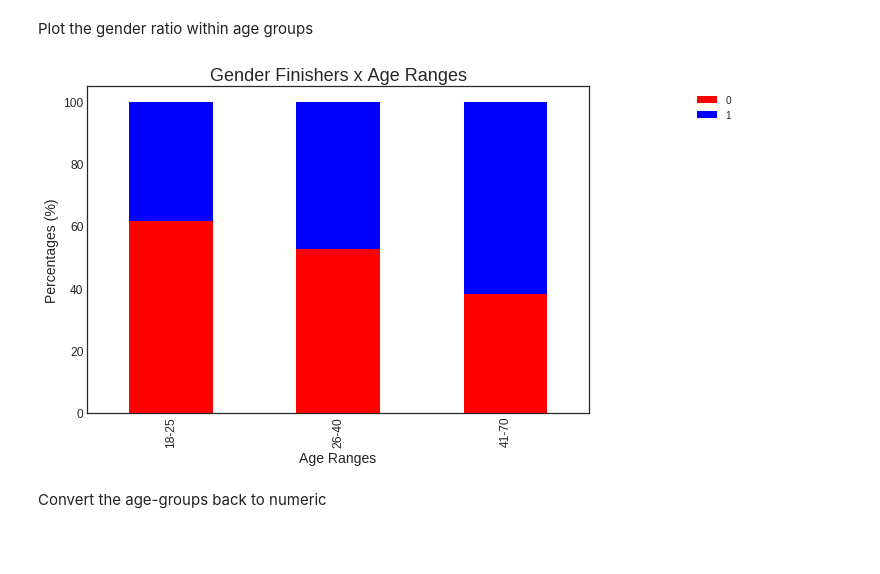
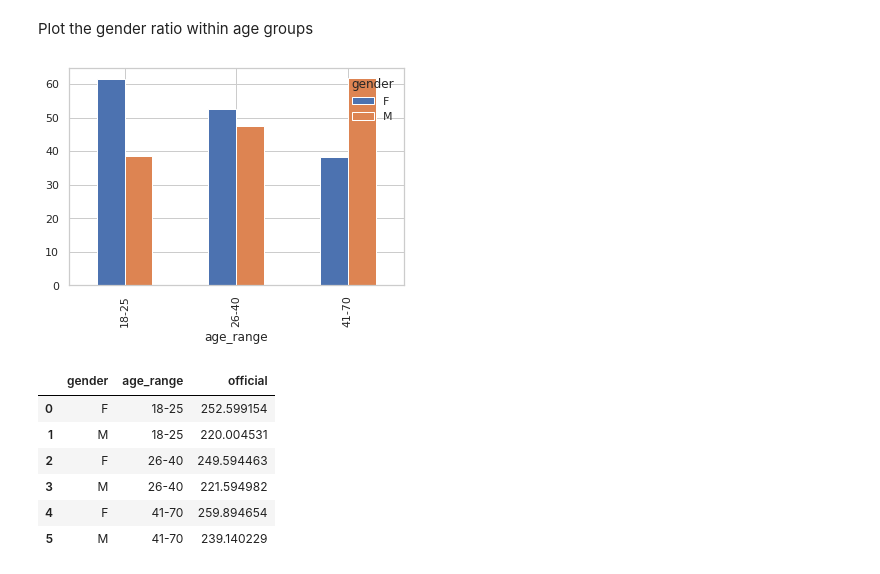
Before and after one commit to vantuan5644/MachineLearningCourse, a Jupyter notebook: BostonMarathon.ipynb, the cells around one changed output. Saved outputs shown, nothing was run; the diff lists cells and outputs as text; code cells hidden in the pictures; blank space fills up the shorter version.

```diff
--- a/BostonMarathon.ipynb
+++ b/BostonMarathon.ipynb
@@ -80,6 +159,3 @@ percentage_nan = data.isnull().sum(axis=0) / data.shape[0] * 100
 for col in data.columns:
   if percentage_nan[col] > 50:
     data = data.drop(col, axis=1)
-# %%
-data = data.sort_values('overall')
-data
@@ -121,17 +184,0 @@ from sklearn.cluster import KMeans
-# %%
-cols = ['10k', '20k', '25k', '30k', '35k', '40k', '5k', 'half']
-for col in cols:
-  data[col] = data[col].str.replace('-', '0')
-  data[col] = data[col].astype(float)
-# %%
-# Label encoding object columns
-mappings = []
-
-from sklearn.preprocessing import LabelEncoder
-
-label_encoder = LabelEncoder()
-
-for i, col in enumerate(data):
-    if data[col].dtype == 'object':
-        data[col] = label_encoder.fit_transform(np.array(data[col].astype(str)).reshape((-1,)))
-        mappings.append(dict(zip(label_encoder.classes_, range(1, len(label_encoder.classes_)+1))))
@@ -247,4 +199,5 @@ result_df[result_df['gender'] != result_df['pred_y']]
 # %%
-sns.barplot(x="gender", y="pred_y", data=result_df)
+sns.set(style='whitegrid')
+sns.boxplot(x='gender', y='official', data=data)
 # %% [output]
 <matplotlib.axes._subplots.AxesSubplot at 0x...>
@@ -313,16 +219,7 @@ boston['age_range'].value_counts().plot(kind='bar')
 Plot the gender ratio within age groups
 # %%
 boston_1 = pd.crosstab(boston['age_range'], boston['gender']).apply(lambda r: (r/r.sum()) * 100 , axis=1)
-
-ax1 = boston_1.plot(kind = "bar", stacked = True, color = ['r','b'], figsize=(9,6),
-                      fontsize=12, position=0.5)
-ax1.get_legend_handles_labels
-ax1.legend(bbox_to_anchor = (1.3, 1))
-ax1.set_xlabel('Age Ranges', fontdict={'size':14})
-ax1.set_ylabel('Percentages (%)', fontdict={'size':14})
-ax1.set_title('Gender Finishers x Age Ranges', fontsize=18)
-plt.show()
+boston_1.plot(kind='bar')
+del boston_1
 # %% [output]
-[figure, old version]
+[figure, new version]
-# %% [markdown]
-Convert the age-groups back to numeric
@@ -330,0 +230,10 @@ boston['age_range'] = pd.cut(boston['age'],bins,labels=["0", "1", "2"])
+# %%
+boston_2
+# %% [output]
+|  | gender | age_range | official |
+| 0 | F | 18-25 | 252.599154 |
+| 1 | M | 18-25 | 220.004531 |
+| 2 | F | 26-40 | 249.594463 |
+| 3 | M | 26-40 | 221.594982 |
+| 4 | F | 41-70 | 259.894654 |
+| 5 | M | 41-70 | 239.140229 |
```
Also changed, not shown: parts of 185 cells of this notebook.
